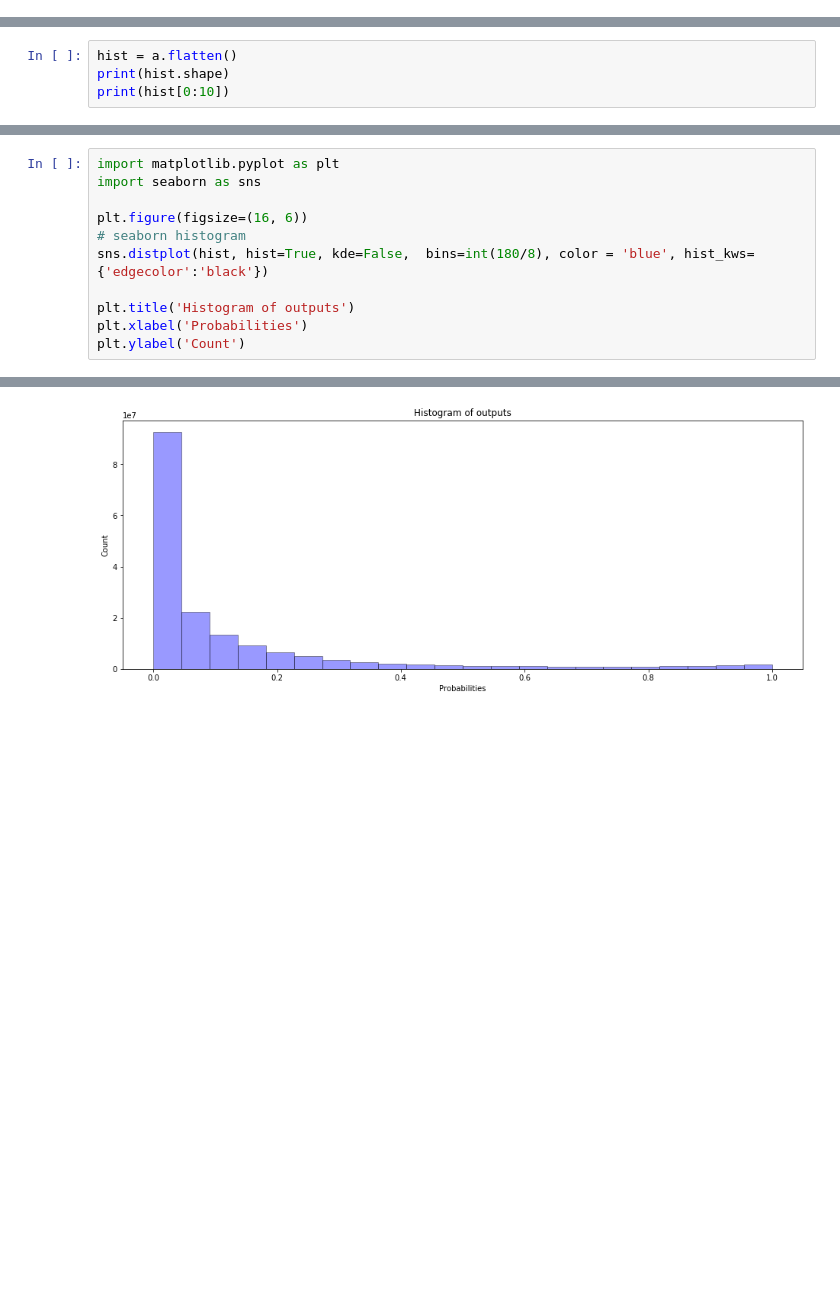
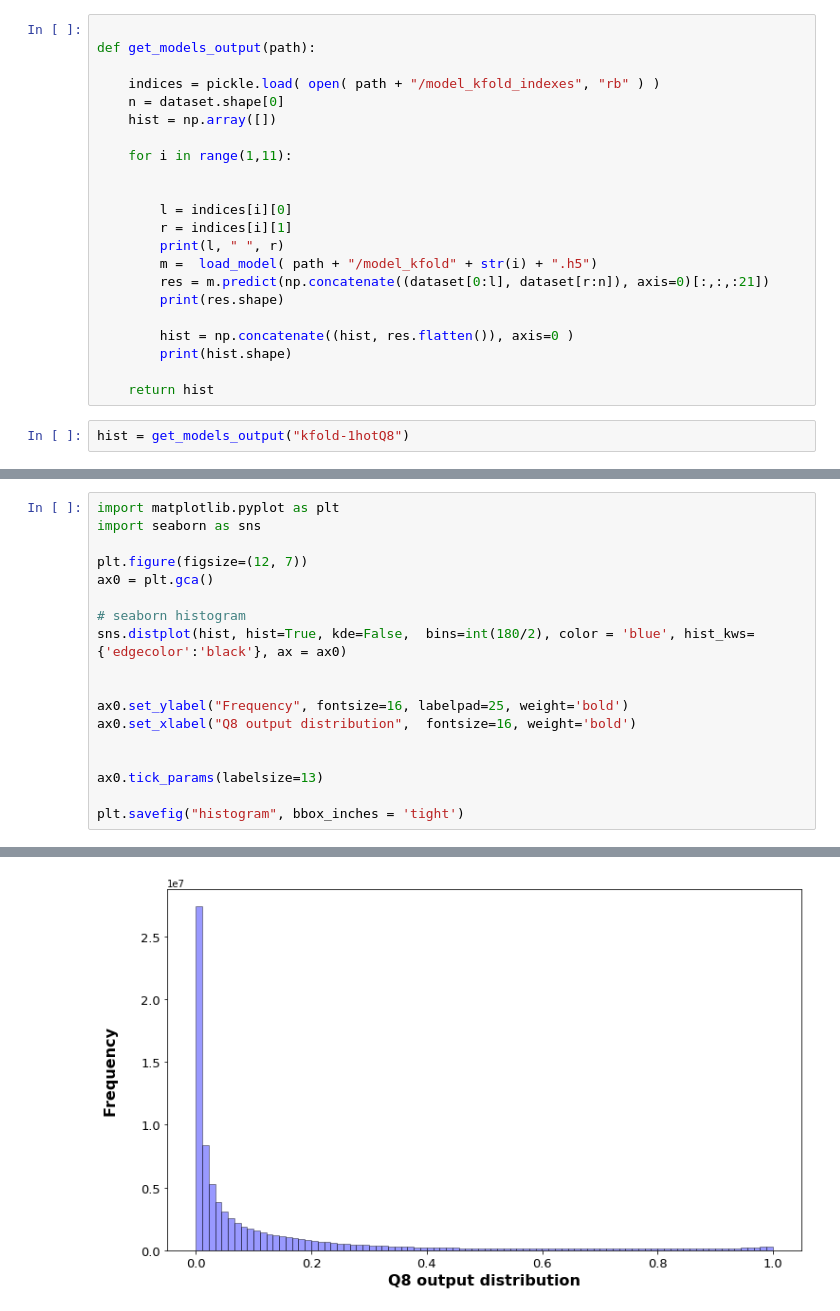
Before and after one commit to Ieremie/Protein-Secondary-Structure-Prediction, a Jupyter notebook: kfold/bigModelHistograms.ipynb, the cells around one changed output, grey strips where cells are left out. Drawn from its saved outputs; the diff is of its cells as text; blank space fills up the shorter version.

```diff
--- a/kfold/bigModelHistograms.ipynb
+++ b/kfold/bigModelHistograms.ipynb
@@ -44,0 +46,24 @@ dataset = np.load('all_dataset_window19Middle.npy')
+# %%
+
+def get_models_output(path):
+
+    indices = pickle.load( open( path + "/model_kfold_indexes", "rb" ) )
+    n = dataset.shape[0]
+    hist = np.array([])
+
+    for i in range(1,11):
+
+
+        l = indices[i][0]
+        r = indices[i][1]
+        print(l, " ", r)
+        m =  load_model( path + "/model_kfold" + str(i) + ".h5")
+        res = m.predict(np.concatenate((dataset[0:l], dataset[r:n]), axis=0)[:,:,:21])
+        print(res.shape)
+
+        hist = np.concatenate((hist, res.flatten()), axis=0 )
+        print(hist.shape)
+
+    return hist
+# %%
+hist = get_models_output("kfold-1hotQ8")
@@ -98,4 +93,0 @@ for k in range (500):
-# %%
-hist = a.flatten()
-print(hist.shape)
-print(hist[0:10])
@@ -107,11 +99,18 @@ print(hist[0:10])
 import matplotlib.pyplot as plt
 import seaborn as sns
 
-plt.figure(figsize=(16, 6))
+plt.figure(figsize=(12, 7))
+ax0 = plt.gca()
+
 # seaborn histogram
-sns.distplot(hist, hist=True, kde=False,  bins=int(180/8), color = 'blue', hist_kws={'edgecolor':'black'})
+sns.distplot(hist, hist=True, kde=False,  bins=int(180/2), color = 'blue', hist_kws={'edgecolor':'black'}, ax = ax0)
 
-plt.title('Histogram of outputs')
-plt.xlabel('Probabilities')
-plt.ylabel('Count')
+
+ax0.set_ylabel("Frequency", fontsize=16, labelpad=25, weight='bold')
+ax0.set_xlabel("Q8 output distribution",  fontsize=16, weight='bold')
+
+
+ax0.tick_params(labelsize=13)
+
+plt.savefig("histogram", bbox_inches = 'tight')
 # %% [output]
@@ -119 +117 @@ Text(0, 0.5, 'Count')
-[figure, old version]
+[figure, new version]
```
Also changed, not shown: parts of 18 cells of this notebook, 2 other files.
